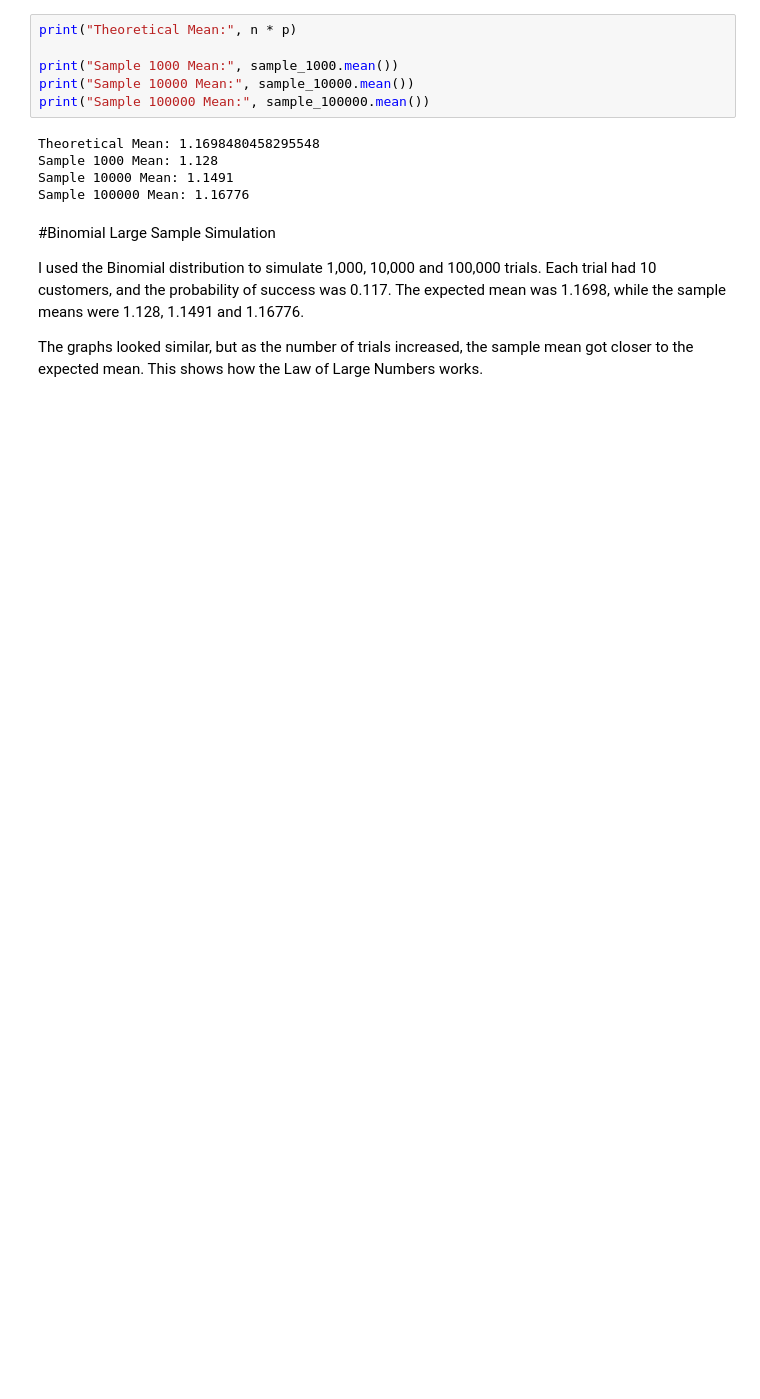
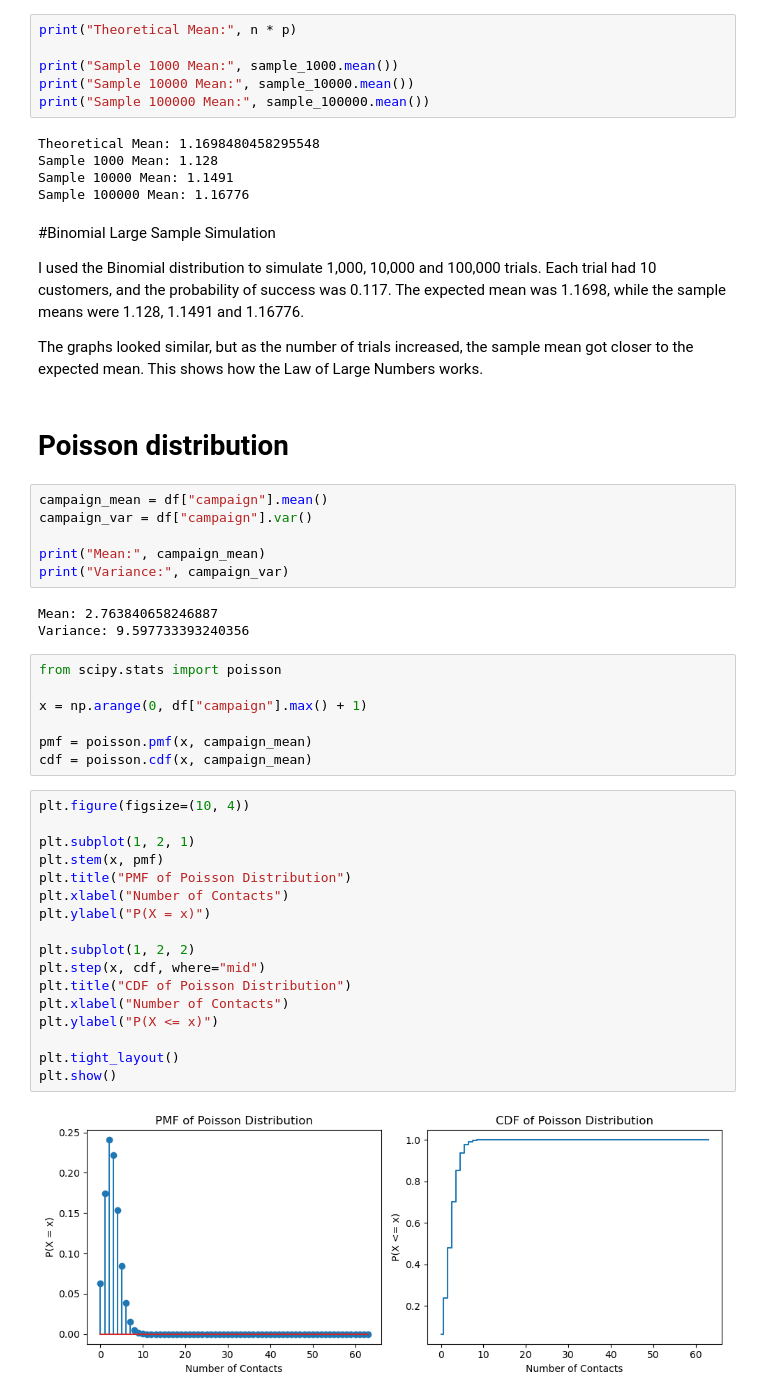
Before and after one commit to Munkhzaya-pom/statistic-sep-26, a Jupyter notebook: statistic-word-sep-26/Munkhzaya_stats-sep26.ipynb, the cells around one changed output. Saved outputs shown, nothing was run; the diff lists cells and outputs as text; blank space fills up the shorter version.

```diff
--- a/statistic-word-sep-26/statistic-sep26.ipynb
+++ b/statistic-word-sep-26/Munkhzaya_stats-sep26.ipynb
@@ -396,3 +384,40 @@ Sample 100000 Mean: 1.16776
 I used the Binomial distribution to simulate 1,000, 10,000 and 100,000 trials. Each trial had 10 customers, and the probability of success was 0.117. The expected mean was 1.1698, while the sample means were 1.128, 1.1491 and 1.16776.
 
 The graphs looked similar, but as the number of trials increased, the sample mean got closer to the expected mean. This shows how the Law of Large Numbers works.
+# %% [markdown]
+# Poisson distribution
+# %%
+campaign_mean = df["campaign"].mean()
+campaign_var = df["campaign"].var()
+
+print("Mean:", campaign_mean)
+print("Variance:", campaign_var)
+# %% [output]
+Mean: 2.763840658246887
+Variance: 9.597733393240356
+# %%
+from scipy.stats import poisson
+
+x = np.arange(0, df["campaign"].max() + 1)
+
+pmf = poisson.pmf(x, campaign_mean)
+cdf = poisson.cdf(x, campaign_mean)
+# %%
+plt.figure(figsize=(10, 4))
+
+plt.subplot(1, 2, 1)
+plt.stem(x, pmf)
+plt.title("PMF of Poisson Distribution")
+plt.xlabel("Number of Contacts")
+plt.ylabel("P(X = x)")
+
+plt.subplot(1, 2, 2)
+plt.step(x, cdf, where="mid")
+plt.title("CDF of Poisson Distribution")
+plt.xlabel("Number of Contacts")
+plt.ylabel("P(X <= x)")
+
+plt.tight_layout()
+plt.show()
+# %% [output]
+[figure, added]
```
Also changed, not shown: parts of 17 cells of this notebook, 1 other file.
